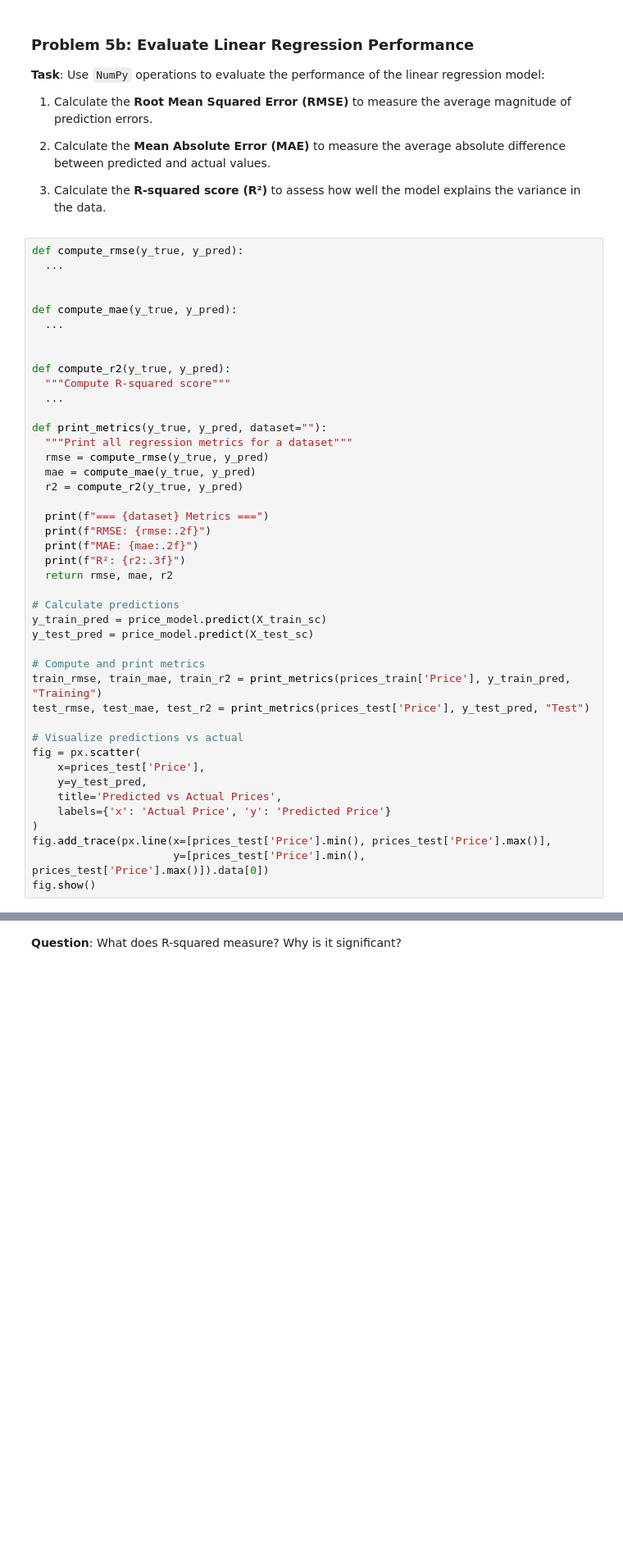
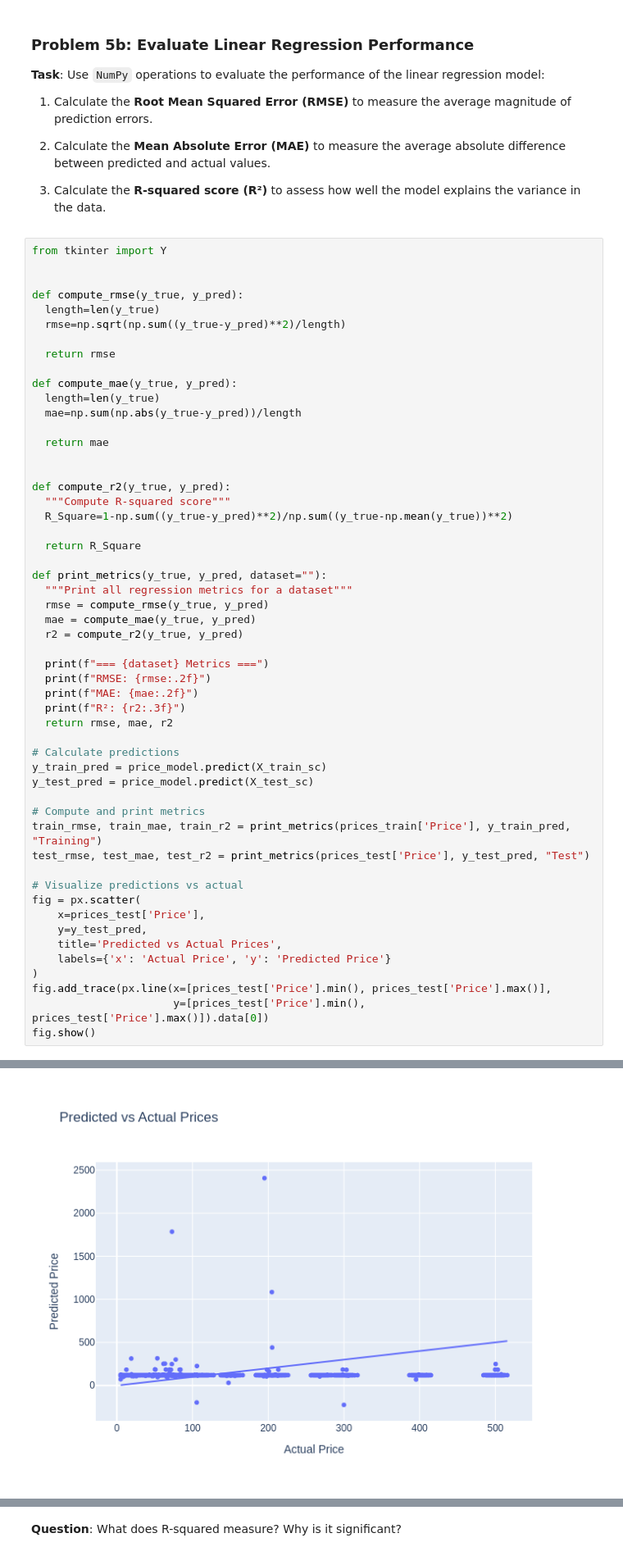
Before and after one commit to AshfordLee/Stanford_CS189, a Jupyter notebook: FA25/hw/hw1/fashion_pt_2.ipynb, the cells around one changed output, grey strips where cells are left out. Shown at 82% size. Saved outputs shown, nothing was run; the diff lists cells and outputs as text; blank space fills up the shorter version.

```diff
--- a/FA25/hw/hw1/fashion_pt_2.ipynb
+++ b/FA25/hw/hw1/fashion_pt_2.ipynb
@@ -334,17 +382,27 @@ grader.check("q5a")
 
 3. Calculate the **R-squared score (R²)** to assess how well the model explains the variance in the data.
 # %%
-def compute_rmse(y_true, y_pred):
-  ...
+from tkinter import Y
 
 
+def compute_rmse(y_true, y_pred):
+  length=len(y_true)
+  rmse=np.sqrt(np.sum((y_true-y_pred)**2)/length)
+
+  return rmse
+
 def compute_mae(y_true, y_pred):
-  ...
+  length=len(y_true)
+  mae=np.sum(np.abs(y_true-y_pred))/length
+
+  return mae
 
 
 def compute_r2(y_true, y_pred):
   """Compute R-squared score"""
-  ...
+  R_Square=1-np.sum((y_true-y_pred)**2)/np.sum((y_true-np.mean(y_true))**2)
+
+  return R_Square
 
 def print_metrics(y_true, y_pred, dataset=""):
   """Print all regression metrics for a dataset"""
@@ -376,3 +434,4 @@ fig = px.scatter(
 fig.add_trace(px.line(x=[prices_test['Price'].min(), prices_test['Price'].max()],
                       y=[prices_test['Price'].min(), prices_test['Price'].max()]).data[0])
 fig.show()
+# %% [output]
@@ -379,2 +446,3 @@ fig.show()
+[figure, added]
 # %%
 grader.check("q5b")
```
Also changed, not shown: parts of 52 cells of this notebook, 7 other files.
